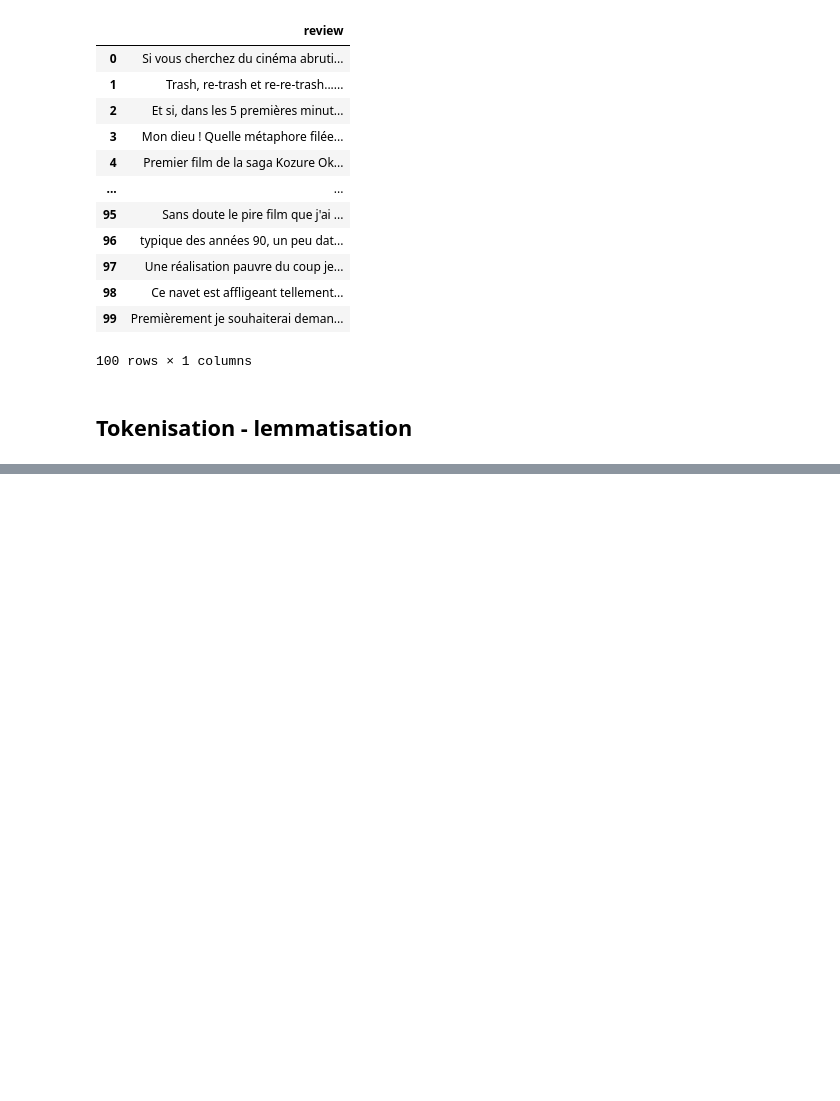
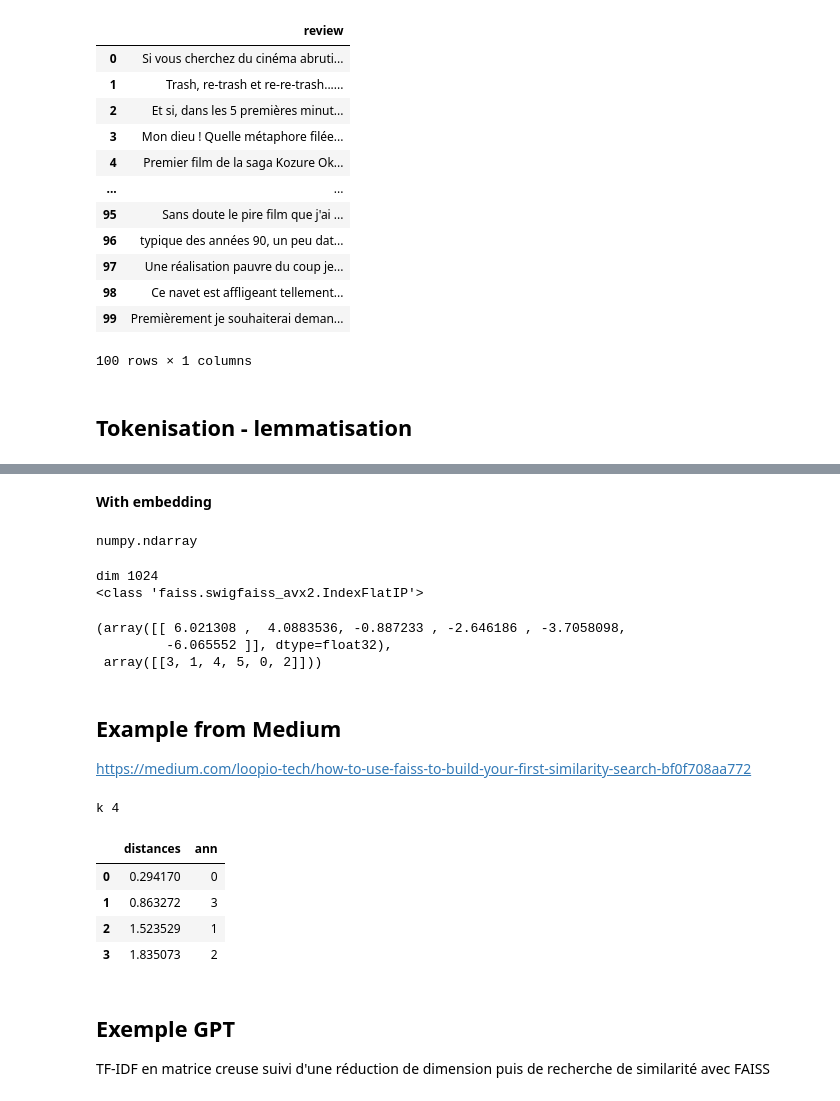
Before and after one commit to Franck-LF/mytheque, a Jupyter notebook: test_allocine.ipynb, the cells around one changed output, grey strips where cells are left out. Drawn from its saved outputs; the diff is of its cells as text; code cells hidden in the pictures; blank space fills up the shorter version.

```diff
--- a/test_allocine.ipynb
+++ b/test_allocine.ipynb
@@ -60,0 +292,68 @@ df
+# %% [markdown]
+**With embedding**
+# %%
+type(embeddings)
+# %% [output]
+numpy.ndarray
+# %%
+# Création de l'index FAISS
+dim = embeddings.shape[1]
+print("dim", dim)
+index = faiss.IndexFlatIP(dim)  # Produit Scalaire
+#faiss.IndexFlatL2 ...
+
+print(type(index))
+index.add(embeddings.astype(np.float32))
+
+# Recherche
+search_text = "chien"
+search_vector = model.encode(search_text)
+distances, indices = index.search(query_embedding, k=6)  # Top 10 résultats
+distances, indices
+# %% [output]
+dim 1024
+<class 'faiss.swigfaiss_avx2.IndexFlatIP'>
+(array([[ 6.021308 ,  4.0883536, -0.887233 , -2.646186 , -3.7058098,
+         -6.065552 ]], dtype=float32),
+ array([[3, 1, 4, 5, 0, 2]]))
+# %% [markdown]
+## Example from Medium
+https://medium.com/loopio-tech/how-to-use-faiss-to-build-your-first-similarity-search-bf0f708aa772
+# %%
+data = [['Where are your headquarters located?', 'location'],
+['Network Access Control?', 'networking'],
+['Throw my cellphone in the water', 'random'],
+['Address', 'location']]
+df_ = pd.DataFrame(data, columns = ['text', 'category'])
+
+text = df_['text']
+encoder = model
+vectors = encoder.encode(text)
+
+vector_dimension = vectors.shape[1]
+index = faiss.IndexFlatL2(vector_dimension)
+faiss.normalize_L2(vectors)
+index.add(vectors)
+
+search_text = 'where is your office?'
+search_vector = encoder.encode(search_text)
+_vector = np.array([search_vector])
+faiss.normalize_L2(_vector)
+
+k = index.ntotal
+print('k', k)
+distances, ann = index.search(_vector, k=k)
+
+results = pd.DataFrame({'distances': distances[0], 'ann': ann[0]})
+results
+# %% [output]
+k 4
+|  | distances | ann |
+| 0 | 0.294170 | 0 |
+| 1 | 0.863272 | 3 |
+| 2 | 1.523529 | 1 |
+| 3 | 1.835073 | 2 |
+# %% [markdown]
+## Exemple GPT
+
+TF-IDF en matrice creuse suivi d'une réduction de dimension puis de recherche de similarité avec FAISS
```
Also changed, not shown: parts of 33 cells of this notebook.
